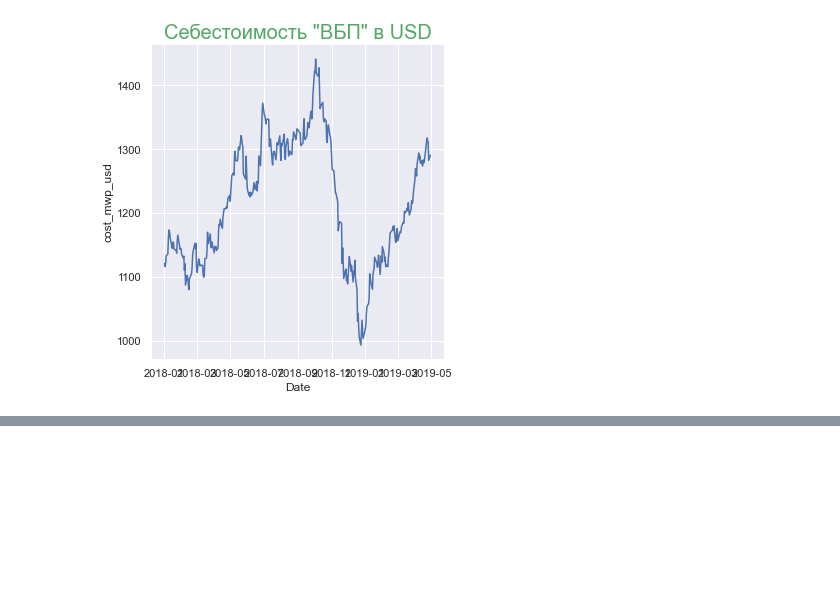
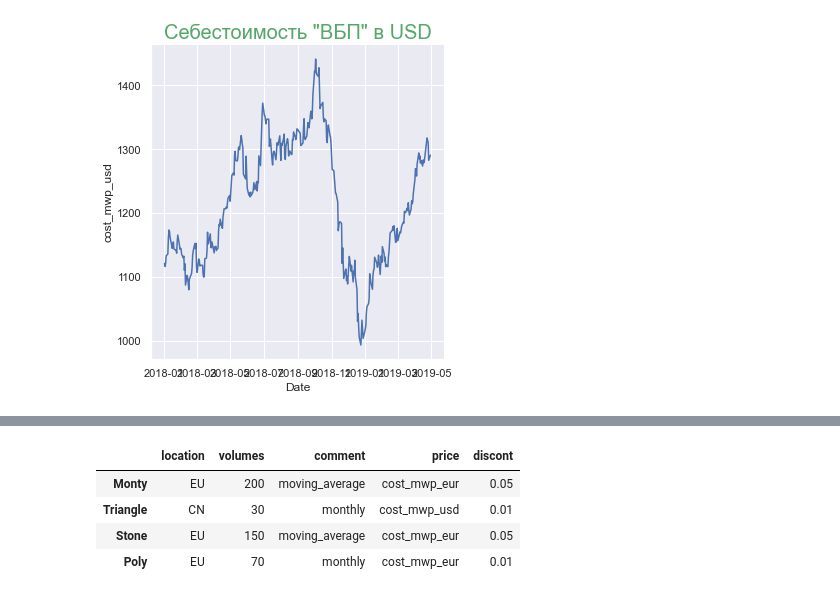
Before and after one commit to OlViMshv/DA_python, a Jupyter notebook: HW_Magic_White_Powder.ipynb, the cells around one changed output, grey strips where cells are left out. Cells and saved outputs as stored; diff of their text form; code cells hidden in the pictures; blank space fills up the shorter version.

```diff
--- a/HW_Magic_White_Powder.ipynb
+++ b/HW_Magic_White_Powder.ipynb
@@ -108,0 +157,26 @@ plt.title('Себестоимость "ВБП" в USD', size=20, color='g');
+# %%
+def price(new_cust):
+    if new_cust.location == 'EU':
+        return 'cost_mwp_eur'
+    else:
+        return 'cost_mwp_usd'
+# %%
+new_cust['price'] = new_cust.apply(price,axis=1)
+# %%
+def discont(new_cust):
+    if new_cust.volumes < 100:
+        return 0.01
+    elif new_cust.volumes >=300:
+        return 0.1
+    else:
+        return 0.05
+# %%
+new_cust['discont'] = new_cust.apply(discont,axis=1)
+# %%
+new_cust
+# %% [output]
+|  | location | volumes | comment | price | discont |
+| Monty | EU | 200 | moving_average | cost_mwp_eur | 0.05 |
+| Triangle | CN | 30 | monthly | cost_mwp_usd | 0.01 |
+| Stone | EU | 150 | moving_average | cost_mwp_eur | 0.05 |
+| Poly | EU | 70 | monthly | cost_mwp_eur | 0.01 |
```
Also changed, not shown: parts of 11 cells of this notebook.
